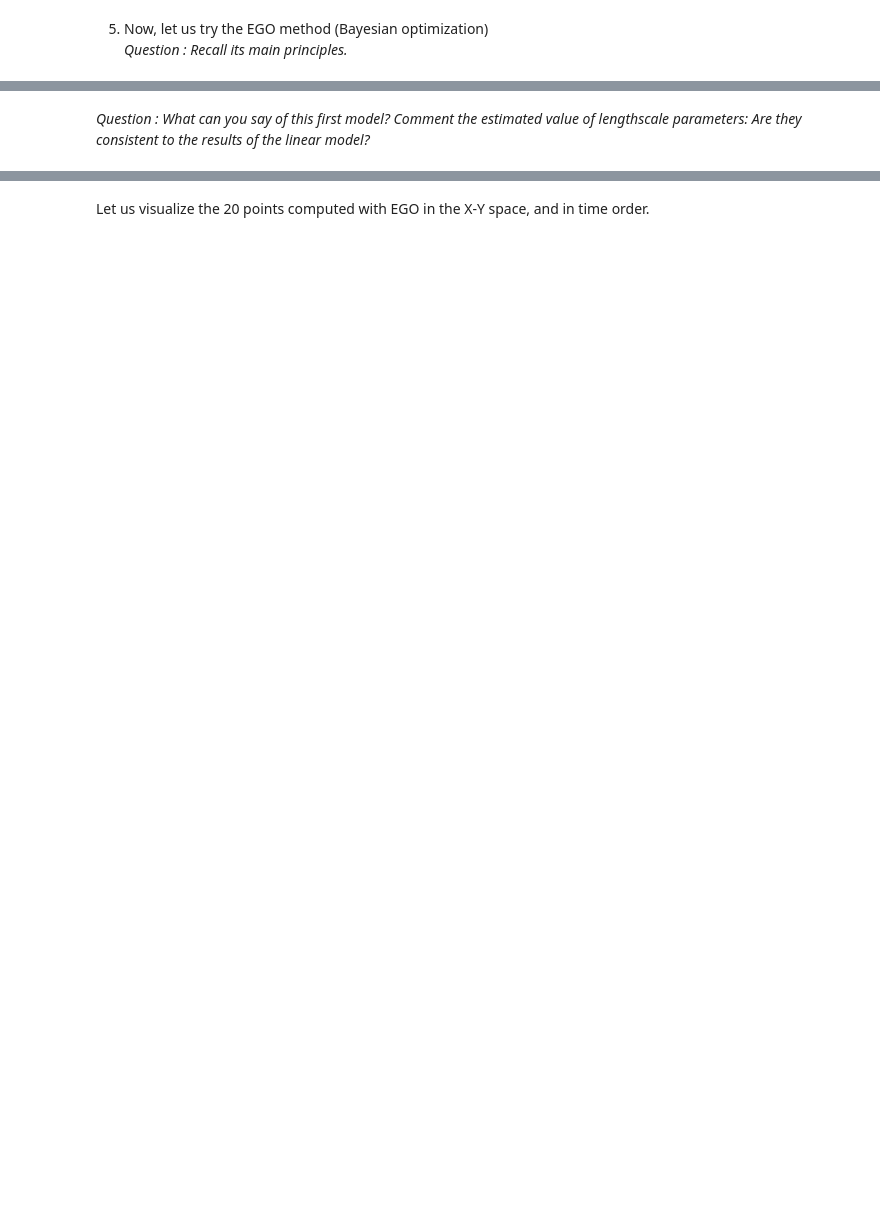
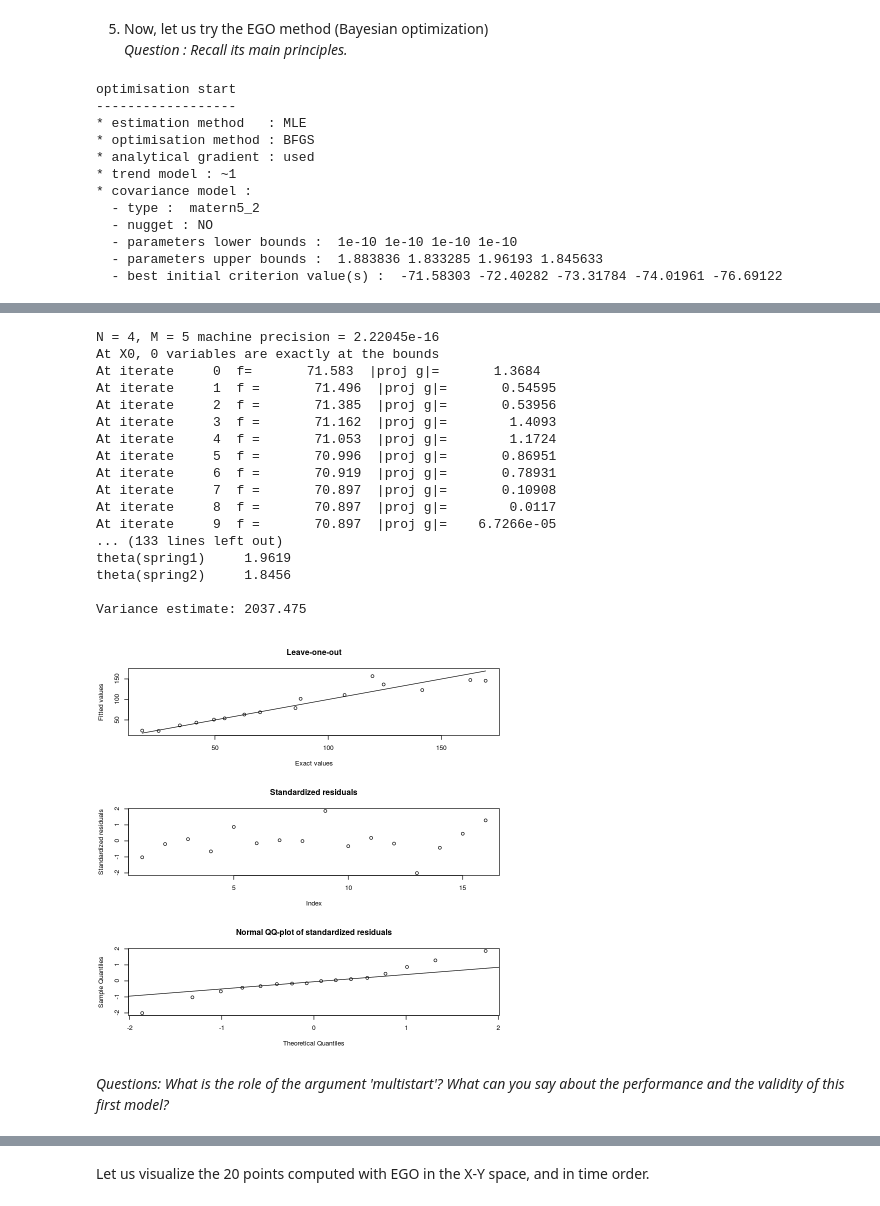
Before and after one commit to ZuluOscarUniform/Computer-experiments, a Jupyter notebook: ComputerExperiments-R-catapult.ipynb, the cells around one changed output, grey strips where cells are left out. Drawn from its saved outputs; the diff is of its cells as text; code cells hidden in the pictures; blank space fills up the shorter version.

```diff
--- a/ComputerExperiments-R-catapult.ipynb
+++ b/ComputerExperiments-R-catapult.ipynb
@@ -51,6 +143,19 @@ summary(mstep)
 <br> *Question : Recall its main principles.*
 # %%
 library(DiceKriging)
-m0 <- km(~1, design=X, response=Y)
+m0 <- km(~ 1, design = X, response = Y, multistart = 5)
 print(m0)   # display model
 plot(m0)    # visual model validation
+# %% [output]
+optimisation start
+------------------
+* estimation method   : MLE
+* optimisation method : BFGS
+* analytical gradient : used
+* trend model : ~1
+* covariance model :
+  - type :  matern5_2
+  - nugget : NO
+  - parameters lower bounds :  1e-10 1e-10 1e-10 1e-10
+  - parameters upper bounds :  1.883836 1.833285 1.96193 1.845633
+  - best initial criterion value(s) :  -71.58303 -72.40282 -73.31784 -74.01961 -76.69122
@@ -57,5 +164,23 @@ plot(m0)    # visual model validation
+N = 4, M = 5 machine precision = 2.22045e-16
+At X0, 0 variables are exactly at the bounds
+At iterate     0  f=       71.583  |proj g|=       1.3684
+At iterate     1  f =       71.496  |proj g|=       0.54595
+At iterate     2  f =       71.385  |proj g|=       0.53956
+At iterate     3  f =       71.162  |proj g|=        1.4093
+At iterate     4  f =       71.053  |proj g|=        1.1724
+At iterate     5  f =       70.996  |proj g|=       0.86951
+At iterate     6  f =       70.919  |proj g|=       0.78931
+At iterate     7  f =       70.897  |proj g|=       0.10908
+At iterate     8  f =       70.897  |proj g|=        0.0117
+At iterate     9  f =       70.897  |proj g|=    6.7266e-05
+... (133 lines left out)
+theta(spring1)     1.9619
+theta(spring2)     1.8456
+
+Variance estimate: 2037.475
+[figure, added]
-# %% [markdown]
-*Question : What can you say of this first model? Comment the estimated value of lengthscale parameters: Are they consistent to the results of the linear model?*
+# %% [markdown]
+*Questions: What is the role of the argument 'multistart'? What can you say about the performance and the validity of this first model?*
 # %%
 library(DiceOptim)
 
```
Also changed, not shown: parts of 15 cells of this notebook, 3 other files.
